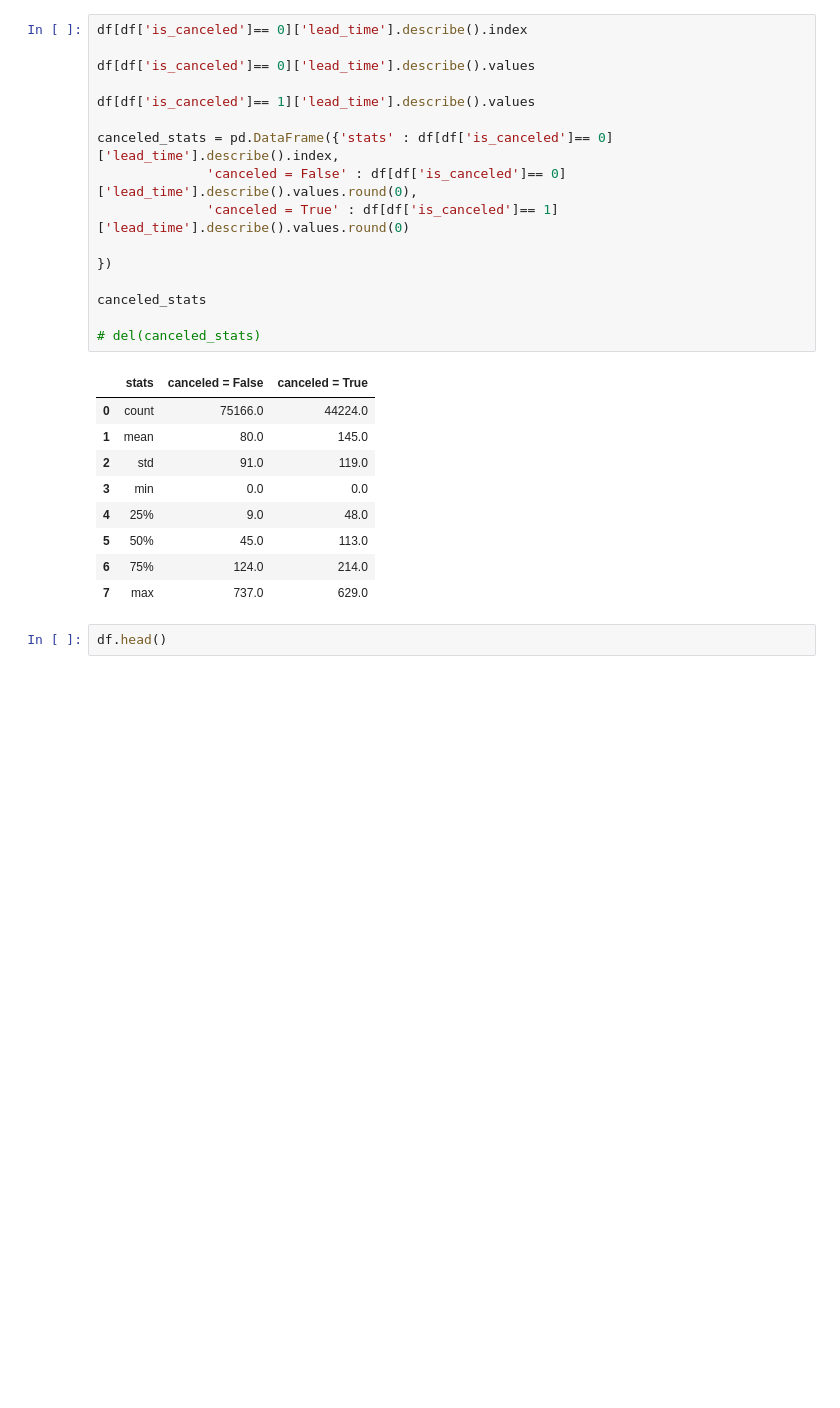
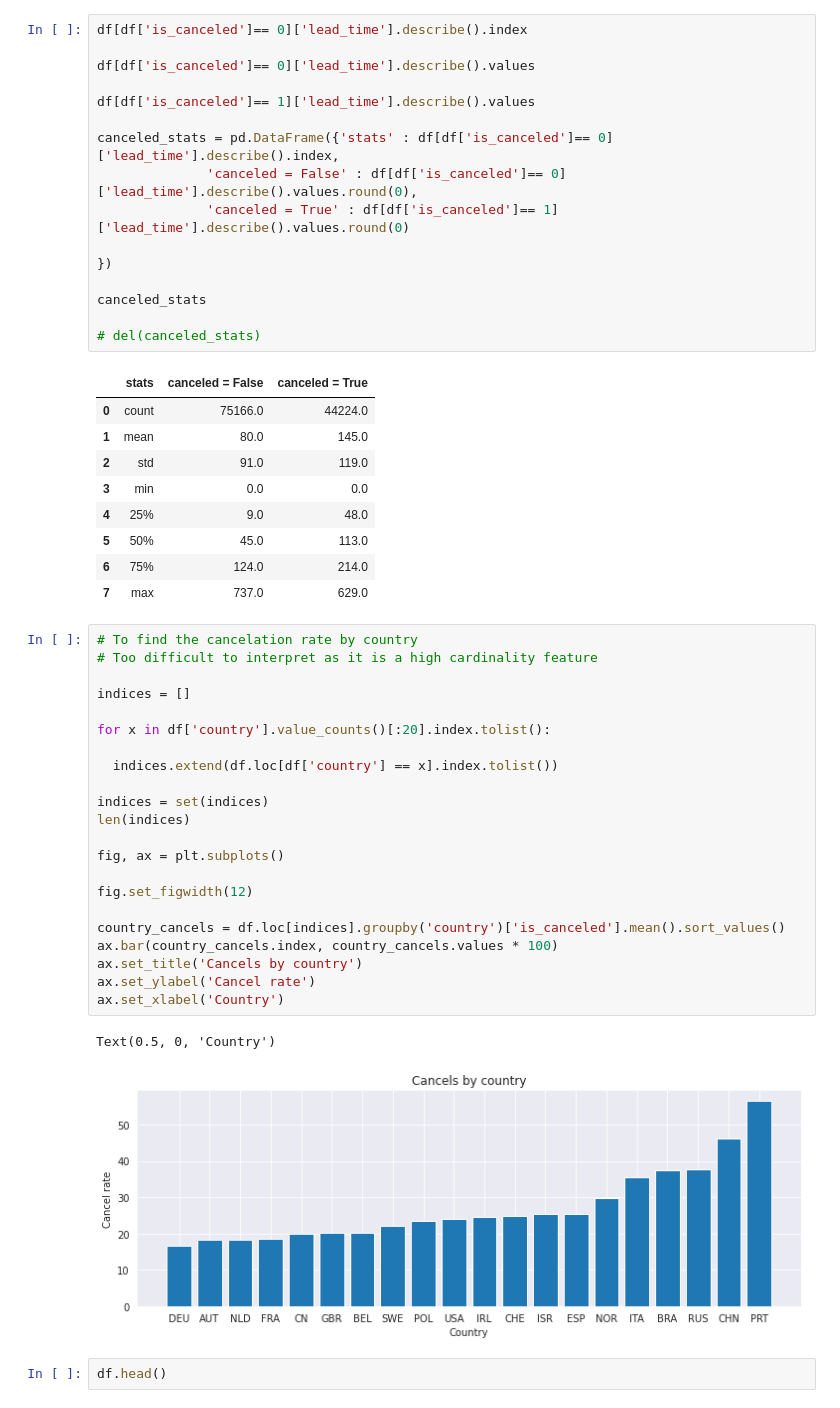
Before and after one commit to suchirmm/hotel-booking, a Jupyter notebook: hotel_booking_analysis.ipynb, the cells around one changed output. Saved outputs shown, nothing was run; the diff lists cells and outputs as text; blank space fills up the shorter version.

```diff
--- a/hotel_booking_analysis.ipynb
+++ b/hotel_booking_analysis.ipynb
@@ -393,6 +403,31 @@ canceled_stats
 | 5 | 50% | 45.0 | 113.0 |
 | 6 | 75% | 124.0 | 214.0 |
 | 7 | max | 737.0 | 629.0 |
+# %%
+# To find the cancelation rate by country
+# Too difficult to interpret as it is a high cardinality feature
+
+indices = []
+
+for x in df['country'].value_counts()[:20].index.tolist():
+
+  indices.extend(df.loc[df['country'] == x].index.tolist())
+
+indices = set(indices)
+len(indices)
+
+fig, ax = plt.subplots()
+
+fig.set_figwidth(12)
+
+country_cancels = df.loc[indices].groupby('country')['is_canceled'].mean().sort_values()
+ax.bar(country_cancels.index, country_cancels.values * 100)
+ax.set_title('Cancels by country')
+ax.set_ylabel('Cancel rate')
+ax.set_xlabel('Country')
+# %% [output]
+Text(0.5, 0, 'Country')
+[figure, added]
 # %%
 df.head()
 # %% [output]
```
Also changed, not shown: parts of 13 cells of this notebook.
